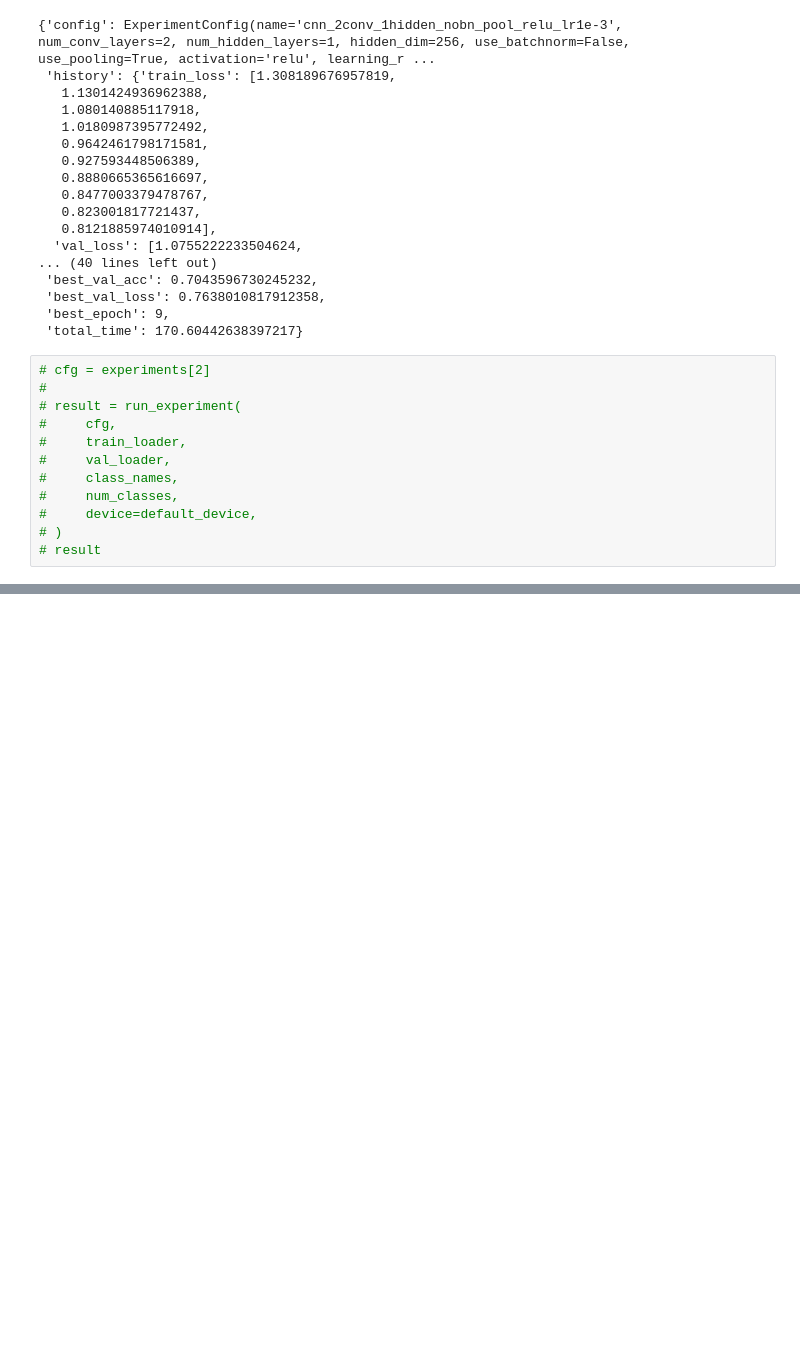
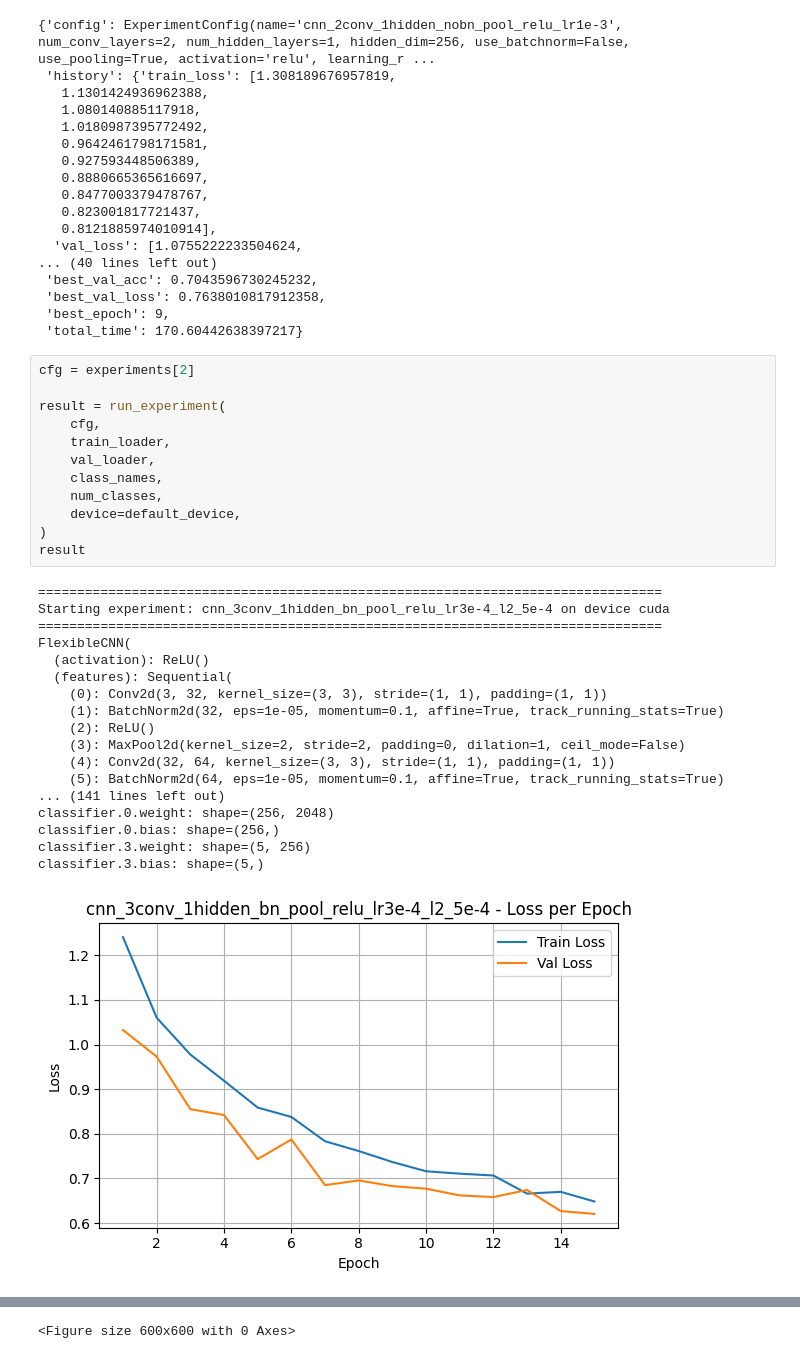
Before and after one commit to MalinaDumitrescu/PyTorch_Flowers_Classification, a Jupyter notebook: train.ipynb, the cells around one changed output, grey strips where cells are left out. Cells and saved outputs as stored; diff of their text form; blank space fills up the shorter version.

Commit message:
Enable training execution in `train.ipynb` by uncommenting the experiment run logic and logging detailed training outputs.

```diff
--- a/train.ipynb
+++ b/train.ipynb
@@ -610,14 +610,33 @@ classifier.3.bias: shape=(5,)
  'best_epoch': 9,
  'total_time': 170.60442638397217}
 # %%
-# cfg = experiments[2]
-#
-# result = run_experiment(
-#     cfg,
-#     train_loader,
-#     val_loader,
-#     class_names,
-#     num_classes,
-#     device=default_device,
-# )
-# result
+cfg = experiments[2]
+
+result = run_experiment(
+    cfg,
+    train_loader,
+    val_loader,
+    class_names,
+    num_classes,
+    device=default_device,
+)
+result
+# %% [output]
+================================================================================
+Starting experiment: cnn_3conv_1hidden_bn_pool_relu_lr3e-4_l2_5e-4 on device cuda
+================================================================================
+FlexibleCNN(
+  (activation): ReLU()
+  (features): Sequential(
+    (0): Conv2d(3, 32, kernel_size=(3, 3), stride=(1, 1), padding=(1, 1))
+    (1): BatchNorm2d(32, eps=1e-05, momentum=0.1, affine=True, track_running_stats=True)
+    (2): ReLU()
+    (3): MaxPool2d(kernel_size=2, stride=2, padding=0, dilation=1, ceil_mode=False)
+    (4): Conv2d(32, 64, kernel_size=(3, 3), stride=(1, 1), padding=(1, 1))
+    (5): BatchNorm2d(64, eps=1e-05, momentum=0.1, affine=True, track_running_stats=True)
+... (141 lines left out)
+classifier.0.weight: shape=(256, 2048)
+classifier.0.bias: shape=(256,)
+classifier.3.weight: shape=(5, 256)
+classifier.3.bias: shape=(5,)
+[figure, added]
@@ -623,0 +644 @@ classifier.3.bias: shape=(5,)
+<Figure size 600x600 with 0 Axes>
```
Also changed, not shown: parts of 4 cells of this notebook.
